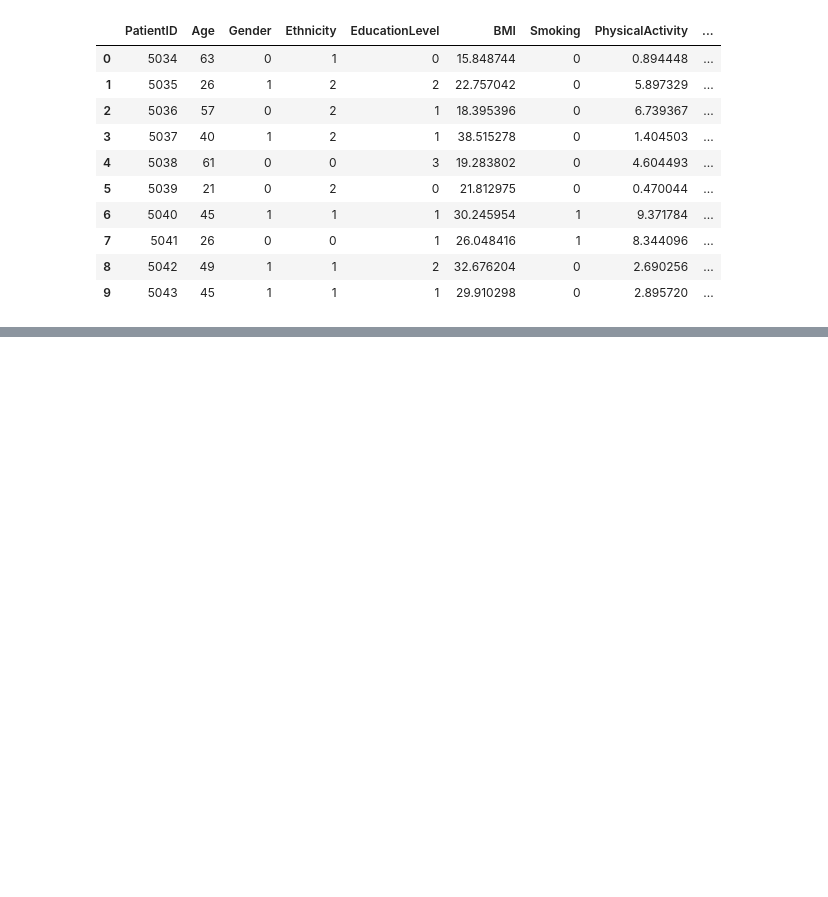
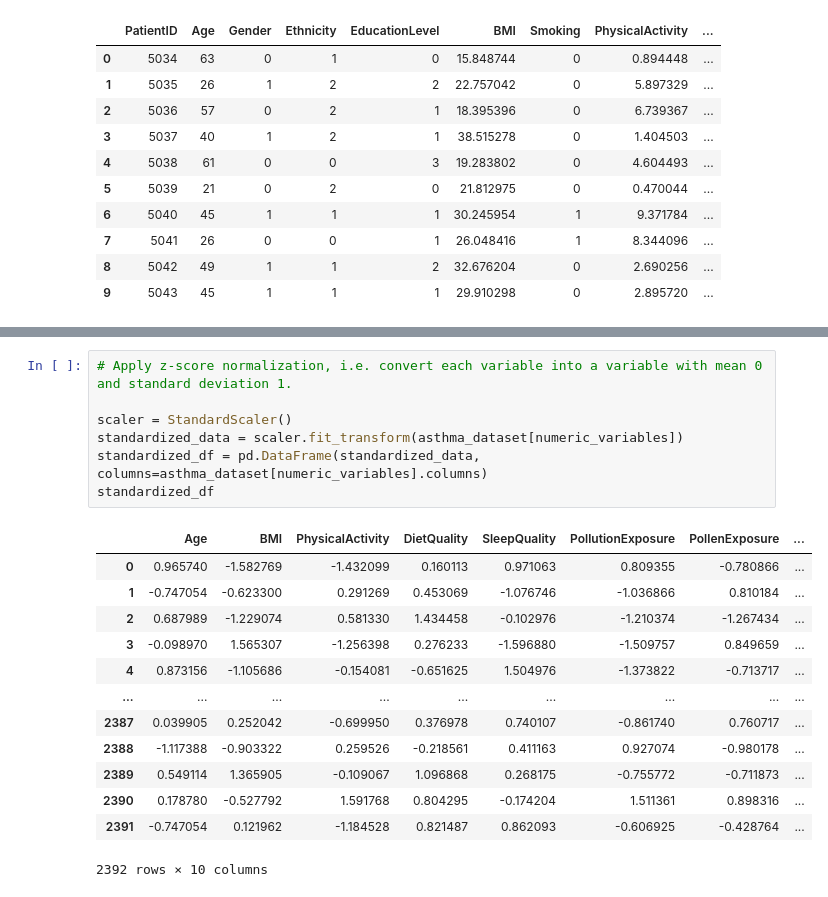
Before and after one commit to kchomakova/ai_upskill_2025_datascience, a Jupyter notebook: notebooks/Feature Manipulation.ipynb, the cells around one changed output, grey strips where cells are left out. Cells and saved outputs as stored; diff of their text form; blank space fills up the shorter version.

```diff
--- a/notebooks/Feature Manipulation.ipynb
+++ b/notebooks/Feature Manipulation.ipynb
@@ -32,0 +67,21 @@ plt.show()
+# %%
+# Apply z-score normalization, i.e. convert each variable into a variable with mean 0 and standard deviation 1.
+
+scaler = StandardScaler()
+standardized_data = scaler.fit_transform(asthma_dataset[numeric_variables])
+standardized_df = pd.DataFrame(standardized_data, columns=asthma_dataset[numeric_variables].columns)
+standardized_df
+# %% [output]
+|  | Age | BMI | PhysicalActivity | DietQuality | SleepQuality | PollutionExposure | PollenExposure | ... |
+| 0 | 0.965740 | -1.582769 | -1.432099 | 0.160113 | 0.971063 | 0.809355 | -0.780866 | ... |
+| 1 | -0.747054 | -0.623300 | 0.291269 | 0.453069 | -1.076746 | -1.036866 | 0.810184 | ... |
+| 2 | 0.687989 | -1.229074 | 0.581330 | 1.434458 | -0.102976 | -1.210374 | -1.267434 | ... |
+| 3 | -0.098970 | 1.565307 | -1.256398 | 0.276233 | -1.596880 | -1.509757 | 0.849659 | ... |
+| 4 | 0.873156 | -1.105686 | -0.154081 | -0.651625 | 1.504976 | -1.373822 | -0.713717 | ... |
+| ... | ... | ... | ... | ... | ... | ... | ... | ... |
+| 2387 | 0.039905 | 0.252042 | -0.699950 | 0.376978 | 0.740107 | -0.861740 | 0.760717 | ... |
+| 2388 | -1.117388 | -0.903322 | 0.259526 | -0.218561 | 0.411163 | 0.927074 | -0.980178 | ... |
+| 2389 | 0.549114 | 1.365905 | -0.109067 | 1.096868 | 0.268175 | -0.755772 | -0.711873 | ... |
+| 2390 | 0.178780 | -0.527792 | 1.591768 | 0.804295 | -0.174204 | 1.511361 | 0.898316 | ... |
+| 2391 | -0.747054 | 0.121962 | -1.184528 | 0.821487 | 0.862093 | -0.606925 | -0.428764 | ... |
+2392 rows × 10 columns
```
Also changed, not shown: parts of 8 cells of this notebook.
